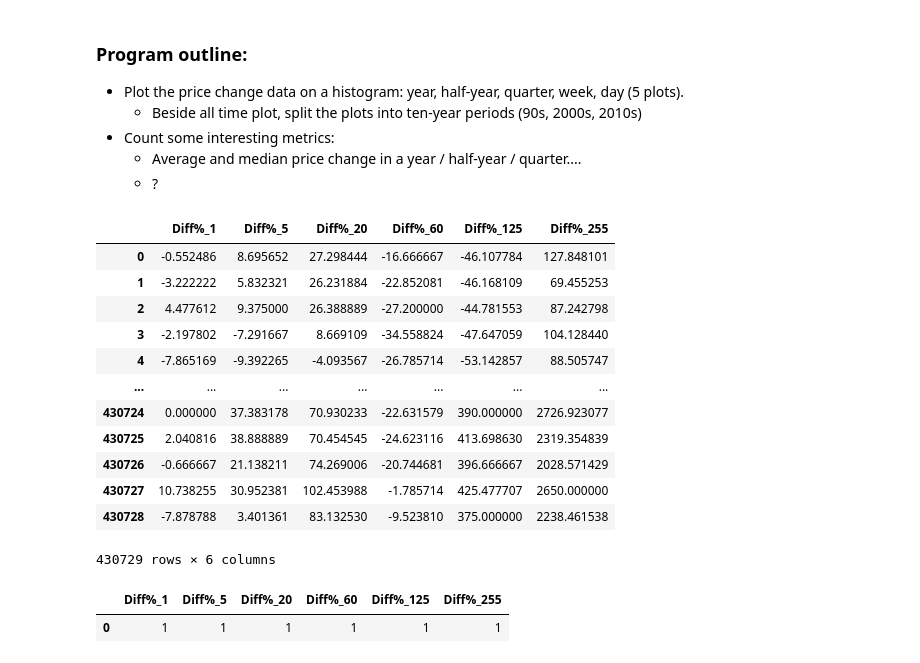
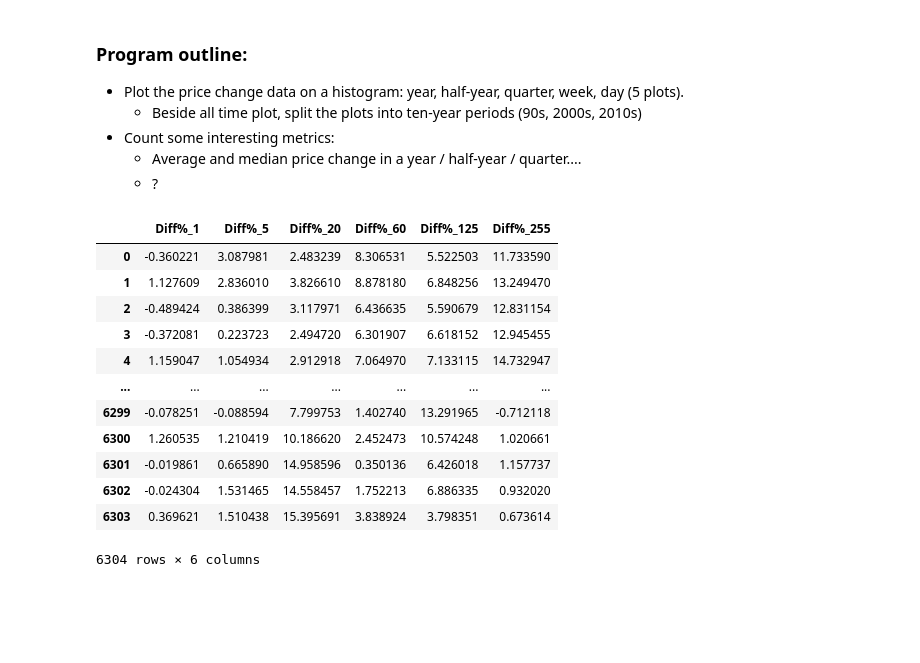
Before and after one commit to WojciechLepiarz/StockBee, a Jupyter notebook: examples/22_AnalysisPriceChangeDistribution.ipynb, the cells around one changed output. Cells and saved outputs as stored; diff of their text form; code cells hidden in the pictures; blank space fills up the shorter version.

Commit message:
Further improvements to project structure. Worked with some analysis on DAX data.

```diff
--- a/examples/22_AnalysisPriceChangeDistribution.ipynb
+++ b/examples/22_AnalysisPriceChangeDistribution.ipynb
@@ -24,35 +23,29 @@ Loading BokehJS ...
 # %%
 def getPriceChangeData(path: str, periods: list) -> tuple:
     sourceDataFrame = pd.read_csv(path, index_col=1)
     sourceDataFrame.index = pd.to_datetime(sourceDataFrame.index, format="%Y%m%d")
     labels = [f'Diff%_{str(period)}' for period in periods]
     for period in periods:
         sourceDataFrame[f'Diff%_{str(period)}'] = (sourceDataFrame['<CLOSE>'] / sourceDataFrame['<CLOSE>'].shift(period) - 1)*100
     return sourceDataFrame[labels].dropna(how='any').reset_index(drop=True)
 
 periods = [1, 5, 20, 60, 125, 255]
 labels = [f'Diff%_{str(period)}' for period in periods]
 data = pd.DataFrame([], columns=labels)
-for symbol in gpw:
+for symbol in ['..\\data\\DAX_corrected.mst']:
     data = data.append(getPriceChangeData(symbol, periods), ignore_index = True)
 data
 # %% [output]
 |  | Diff%_1 | Diff%_5 | Diff%_20 | Diff%_60 | Diff%_125 | Diff%_255 |
-| 0 | -0.552486 | 8.695652 | 27.298444 | -16.666667 | -46.107784 | 127.848101 |
-| 1 | -3.222222 | 5.832321 | 26.231884 | -22.852081 | -46.168109 | 69.455253 |
-| 2 | 4.477612 | 9.375000 | 26.388889 | -27.200000 | -44.781553 | 87.242798 |
-| 3 | -2.197802 | -7.291667 | 8.669109 | -34.558824 | -47.647059 | 104.128440 |
-| 4 | -7.865169 | -9.392265 | -4.093567 | -26.785714 | -53.142857 | 88.505747 |
+| 0 | -0.360221 | 3.087981 | 2.483239 | 8.306531 | 5.522503 | 11.733590 |
+| 1 | 1.127609 | 2.836010 | 3.826610 | 8.878180 | 6.848256 | 13.249470 |
+| 2 | -0.489424 | 0.386399 | 3.117971 | 6.436635 | 5.590679 | 12.831154 |
+| 3 | -0.372081 | 0.223723 | 2.494720 | 6.301907 | 6.618152 | 12.945455 |
+| 4 | 1.159047 | 1.054934 | 2.912918 | 7.064970 | 7.133115 | 14.732947 |
 | ... | ... | ... | ... | ... | ... | ... |
-| 430724 | 0.000000 | 37.383178 | 70.930233 | -22.631579 | 390.000000 | 2726.923077 |
-| 430725 | 2.040816 | 38.888889 | 70.454545 | -24.623116 | 413.698630 | 2319.354839 |
-| 430726 | -0.666667 | 21.138211 | 74.269006 | -20.744681 | 396.666667 | 2028.571429 |
-| 430727 | 10.738255 | 30.952381 | 102.453988 | -1.785714 | 425.477707 | 2650.000000 |
-| 430728 | -7.878788 | 3.401361 | 83.132530 | -9.523810 | 375.000000 | 2238.461538 |
+| 6299 | -0.078251 | -0.088594 | 7.799753 | 1.402740 | 13.291965 | -0.712118 |
+| 6300 | 1.260535 | 1.210419 | 10.186620 | 2.452473 | 10.574248 | 1.020661 |
+| 6301 | -0.019861 | 0.665890 | 14.958596 | 0.350136 | 6.426018 | 1.157737 |
+| 6302 | -0.024304 | 1.531465 | 14.558457 | 1.752213 | 6.886335 | 0.932020 |
+| 6303 | 0.369621 | 1.510438 | 15.395691 | 3.838924 | 3.798351 | 0.673614 |
-430729 rows × 6 columns
+6304 rows × 6 columns
-# %%
-data2 = pd.DataFrame([[1, 1, 1, 1, 1, 1]], columns=data.columns.values.tolist())
-data2
-# %% [output]
-|  | Diff%_1 | Diff%_5 | Diff%_20 | Diff%_60 | Diff%_125 | Diff%_255 |
-| 0 | 1 | 1 | 1 | 1 | 1 | 1 |
```
Also changed, not shown: parts of 5 cells of this notebook, 9 other files.
